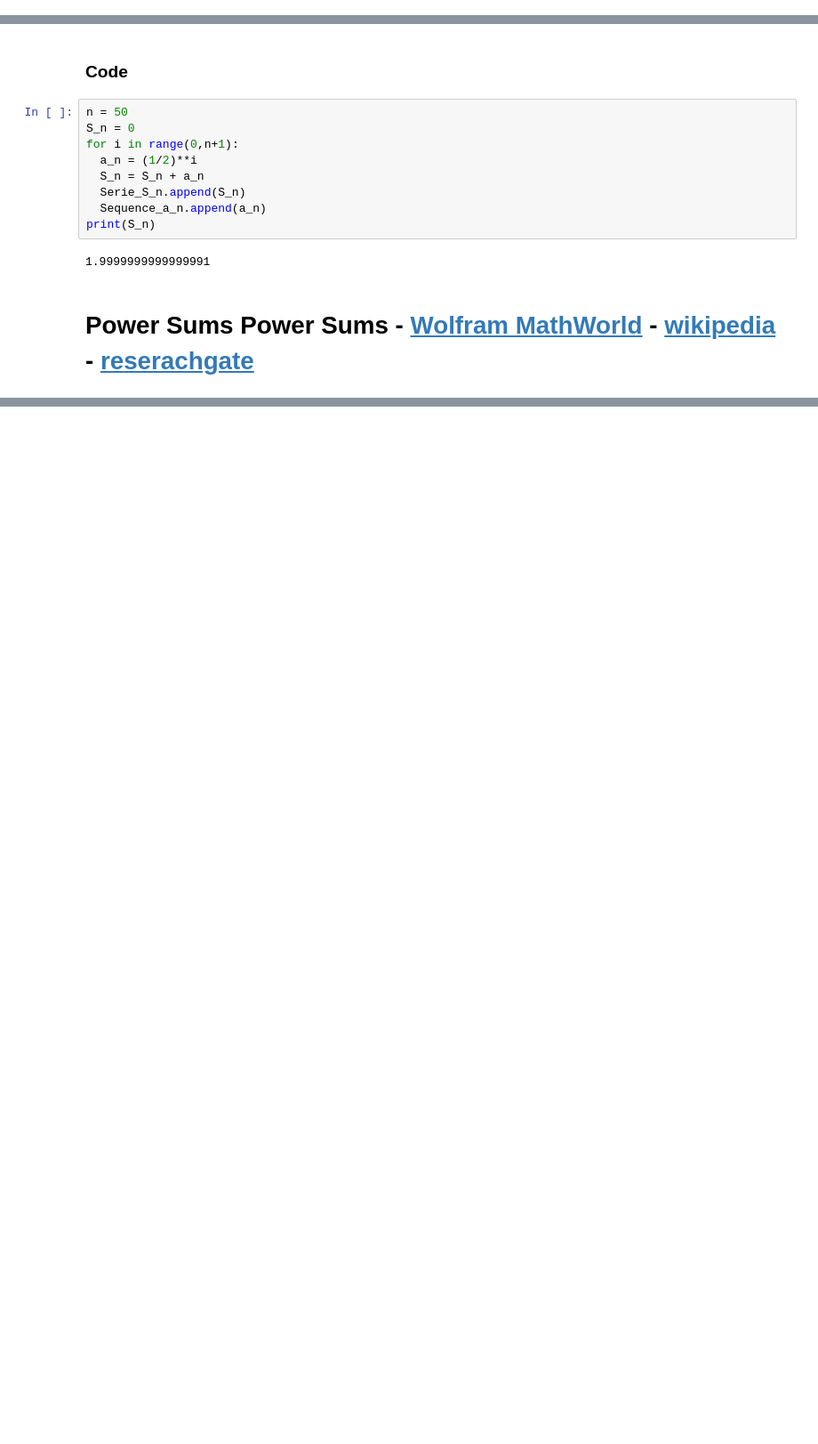
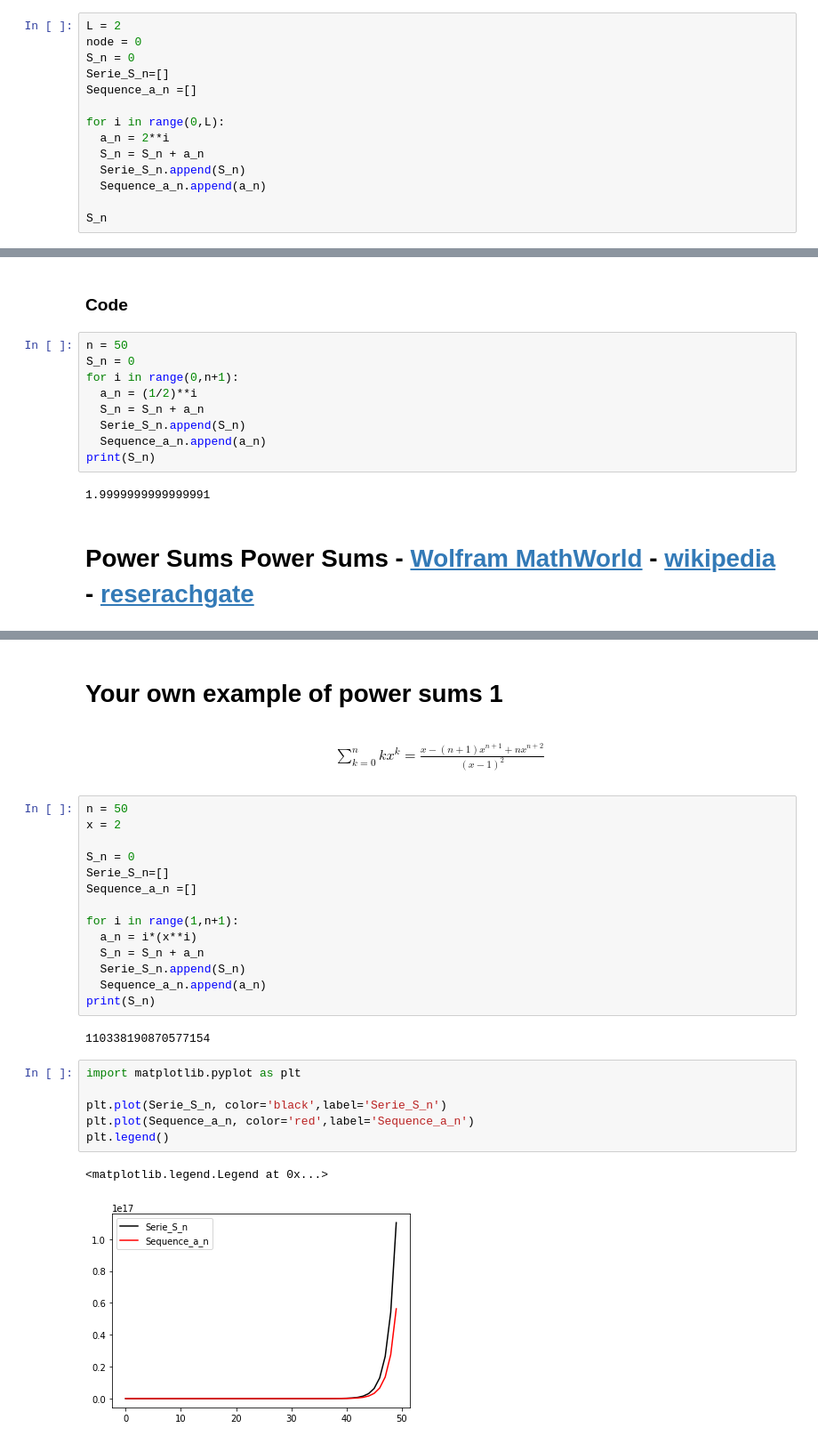
Before and after one commit to javgonzalezvi/AlgorithmsUN2021II, a Jupyter notebook: Lab5/group9ArithmeticSeriesGeometricSeriesPowerSums.ipynb, the cells around one changed output, grey strips where cells are left out. Shown at 89% size. Saved outputs shown, nothing was run; the diff lists cells and outputs as text; blank space fills up the shorter version.

```diff
--- a/Lab5/group9ArithmeticSeriesGeometricSeriesPowerSums.ipynb
+++ b/Lab5/group9ArithmeticSeriesGeometricSeriesPowerSums.ipynb
@@ -417,0 +446,14 @@ S_n
+# %%
+L = 2
+node = 0
+S_n = 0
+Serie_S_n=[]
+Sequence_a_n =[]
+
+for i in range(0,L):
+  a_n = 2**i
+  S_n = S_n + a_n
+  Serie_S_n.append(S_n)
+  Sequence_a_n.append(a_n)
+
+S_n
@@ -444,0 +577,31 @@ print(S_n)
+# %% [markdown]
+# **Your own example of power sums 1**
+# %% [markdown]
+\begin{align*}
+  \sum_{k=0}^{n}kx^{k} = \frac{x-(n+1)x^{n+1}+nx^{n+2}}{(x-1)^{2}}
+\end{align*}
+# %%
+n = 50
+x = 2
+
+S_n = 0
+Serie_S_n=[]
+Sequence_a_n =[]
+
+for i in range(1,n+1):
+  a_n = i*(x**i)
+  S_n = S_n + a_n
+  Serie_S_n.append(S_n)
+  Sequence_a_n.append(a_n)
+print(S_n)
+# %% [output]
+110338190870577154
+# %%
+import matplotlib.pyplot as plt
+
+plt.plot(Serie_S_n, color='black',label='Serie_S_n')
+plt.plot(Sequence_a_n, color='red',label='Sequence_a_n')
+plt.legend()
+# %% [output]
+<matplotlib.legend.Legend at 0x...>
+[figure, added]
```
Also changed, not shown: parts of 11 cells of this notebook.
